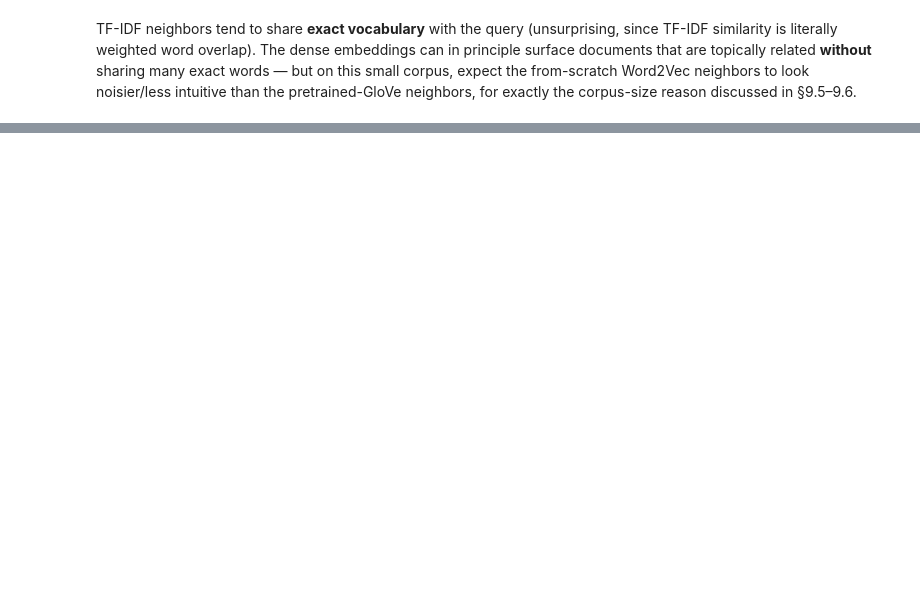
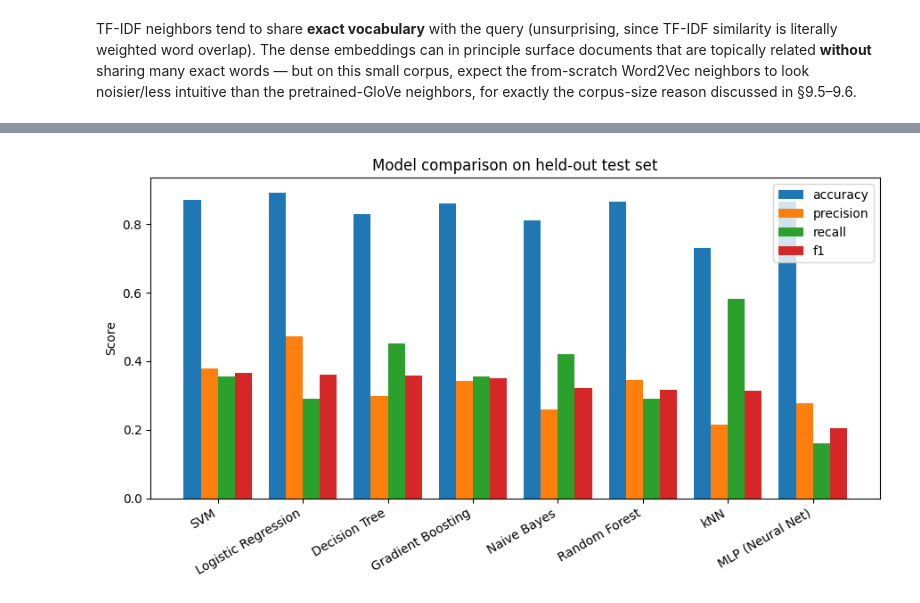
Before and after one commit to Jero2110/NLP_Phase02, a Jupyter notebook: analysis/analysis.ipynb, the cells around one changed output, grey strips where cells are left out. Drawn from its saved outputs; the diff is of its cells as text; code cells hidden in the pictures; blank space fills up the shorter version.

```diff
--- a/analysis/analysis.ipynb
+++ b/analysis/analysis.ipynb
@@ -1148,0 +1537,4 @@ risky, and borrowing pretrained ones (GloVe) is the more reliable choice.
+# %%
+
+results_df = pd.DataFrame(results).sort_values("f1", ascending=False).reset_index(drop=True)
+results_df
@@ -1148,0 +1551,18 @@ risky, and borrowing pretrained ones (GloVe) is the more reliable choice.
+# %%
+
+fig, ax = plt.subplots(figsize=(9, 5))
+x = np.arange(len(results_df))
+width = 0.2
+
+for i, metric in enumerate(["accuracy", "precision", "recall", "f1"]):
+    ax.bar(x + i * width, results_df[metric], width, label=metric)
+
+ax.set_xticks(x + 1.5 * width)
+ax.set_xticklabels(results_df["model"], rotation=30, ha="right")
+ax.set_ylabel("Score")
+ax.set_title("Model comparison on held-out test set")
+ax.legend()
+plt.tight_layout()
+plt.show()
+# %% [output]
+[figure, added]
```
Also changed, not shown: parts of 42 cells of this notebook, 1 other file.
